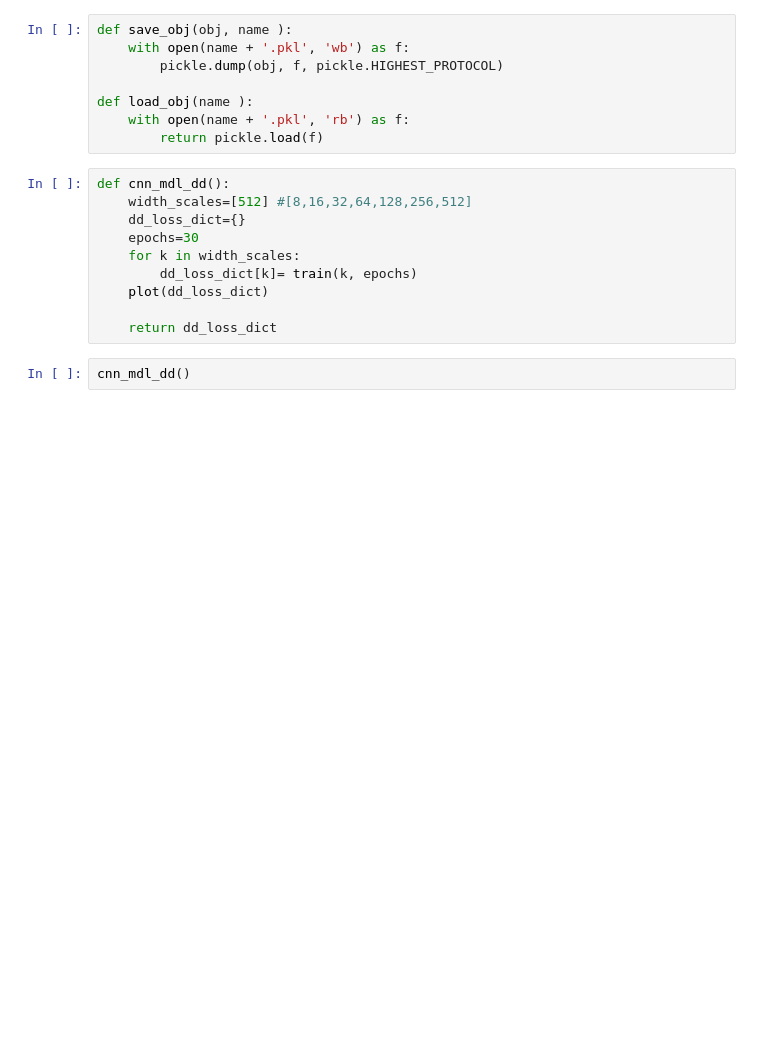
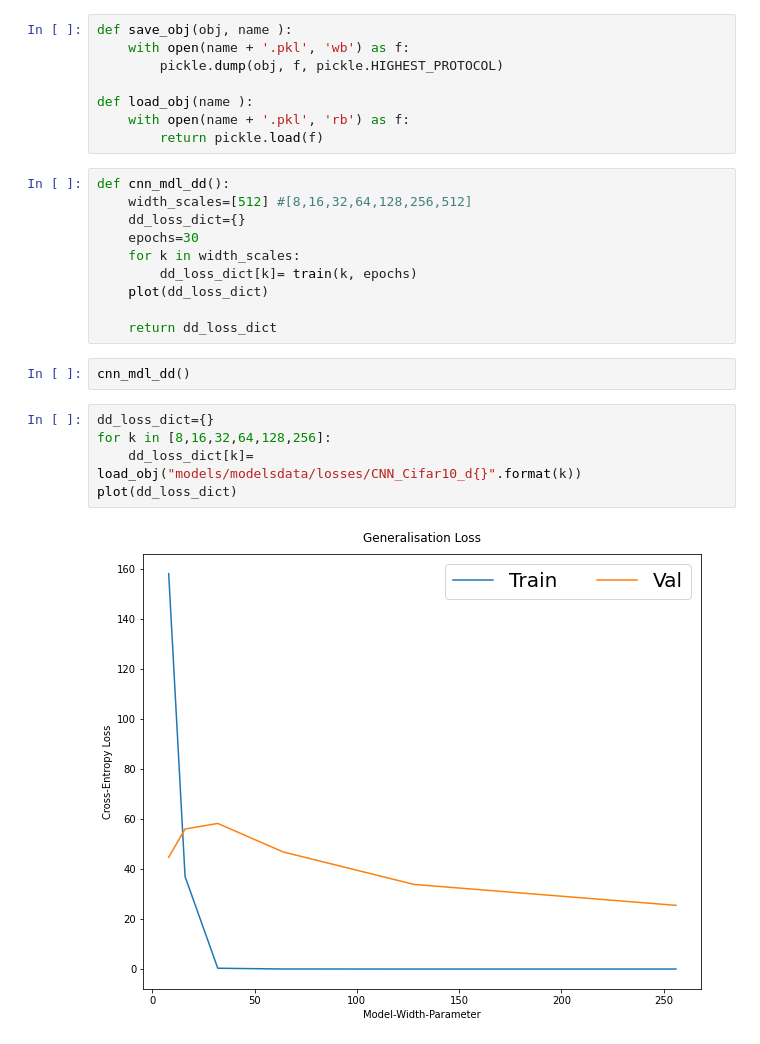
Before and after one commit to Zevrap-81/DoubleDescent, a Jupyter notebook: train_cnn.ipynb, the cells around one changed output. Cells and saved outputs as stored; diff of their text form; blank space fills up the shorter version.

```diff
--- a/train_cnn.ipynb
+++ b/train_cnn.ipynb
@@ -187,5 +187,12 @@ def cnn_mdl_dd():
     return dd_loss_dict
 # %%
 cnn_mdl_dd()
+# %%
+dd_loss_dict={}
+for k in [8,16,32,64,128,256]:
+    dd_loss_dict[k]= load_obj("models/modelsdata/losses/CNN_Cifar10_d{}".format(k))
+plot(dd_loss_dict)
+# %% [output]
+[figure, added]
 # %%
 print('hello')
```
Also changed, not shown: parts of 1 cell of this notebook.
